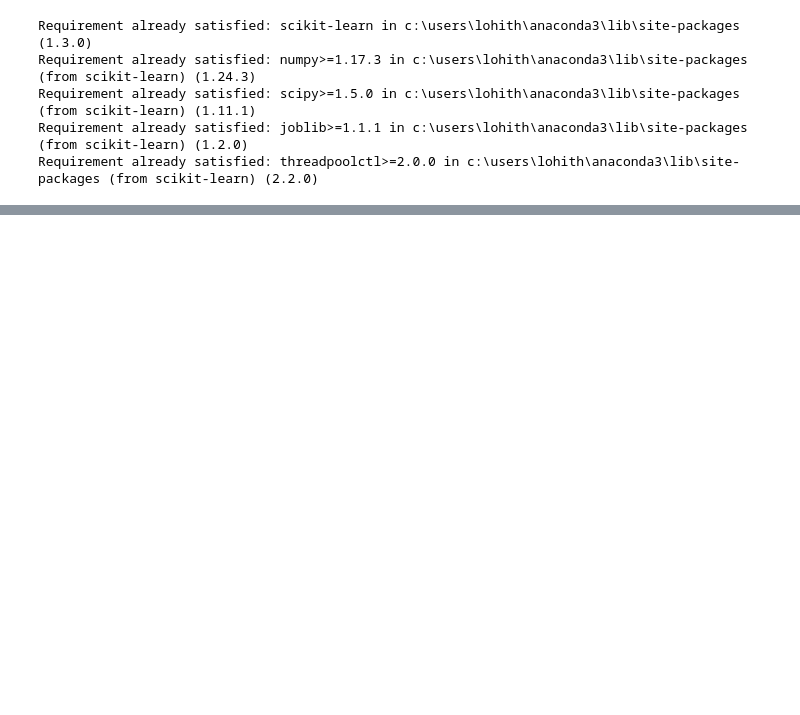
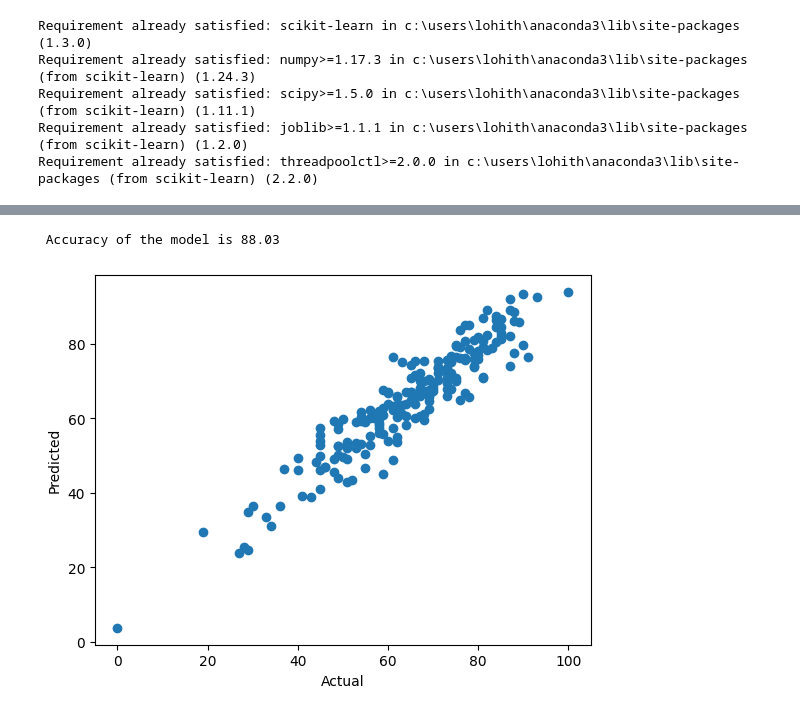
Before and after one commit to lohith-89/ml, a Jupyter notebook: notebook/Model Training.ipynb, the cells around one changed output, grey strips where cells are left out. Cells and saved outputs as stored; diff of their text form; code cells hidden in the pictures; blank space fills up the shorter version.

Commit message:
Added model training notebook and CatBoost output files

```diff
--- a/notebook/Model Training.ipynb
+++ b/notebook/Model Training.ipynb
@@ -28,0 +62,3 @@ ModuleNotFoundError: No module named 'sklearn'
+# %%
+y = df['math score']
+y
@@ -28,0 +78,19 @@ ModuleNotFoundError: No module named 'sklearn'
+# %%
+# Create Column Transformer with 3 types of transformers
+num_features = X.select_dtypes(exclude="object").columns
+cat_features = X.select_dtypes(include="object").columns
+
+from sklearn.preprocessing import OneHotEncoder, StandardScaler
+from sklearn.compose import ColumnTransformer
+
+numeric_transformer = StandardScaler()
+oh_transformer = OneHotEncoder()
+
+preprocessor = ColumnTransformer(
+    [
+        ("OneHotEncoder", oh_transformer, cat_features),
+         ("StandardScaler", numeric_transformer, num_features),
+    ]
+)
+X = preprocessor.fit_transform(X)
+X.shape
@@ -28,0 +99,5 @@ ModuleNotFoundError: No module named 'sklearn'
+# %%
+# separate dataset into train and test
+from sklearn.model_selection import train_test_split
+X_train, X_test, y_train, y_test = train_test_split(X,y,test_size=0.2,random_state=42)
+X_train.shape, X_test.shape
@@ -28,0 +190,14 @@ ModuleNotFoundError: No module named 'sklearn'
+# %%
+lin_model = LinearRegression(fit_intercept=True)
+lin_model = lin_model.fit(X_train, y_train)
+y_pred = lin_model.predict(X_test)
+score = r2_score(y_test, y_pred)*100
+print(" Accuracy of the model is %.2f" %score)
+# %% [output]
+ Accuracy of the model is 88.03
+# %%
+plt.scatter(y_test,y_pred);
+plt.xlabel('Actual');
+plt.ylabel('Predicted');
+# %% [output]
+[figure, added]
```
Also changed, not shown: parts of 11 cells of this notebook, 1 other file.
